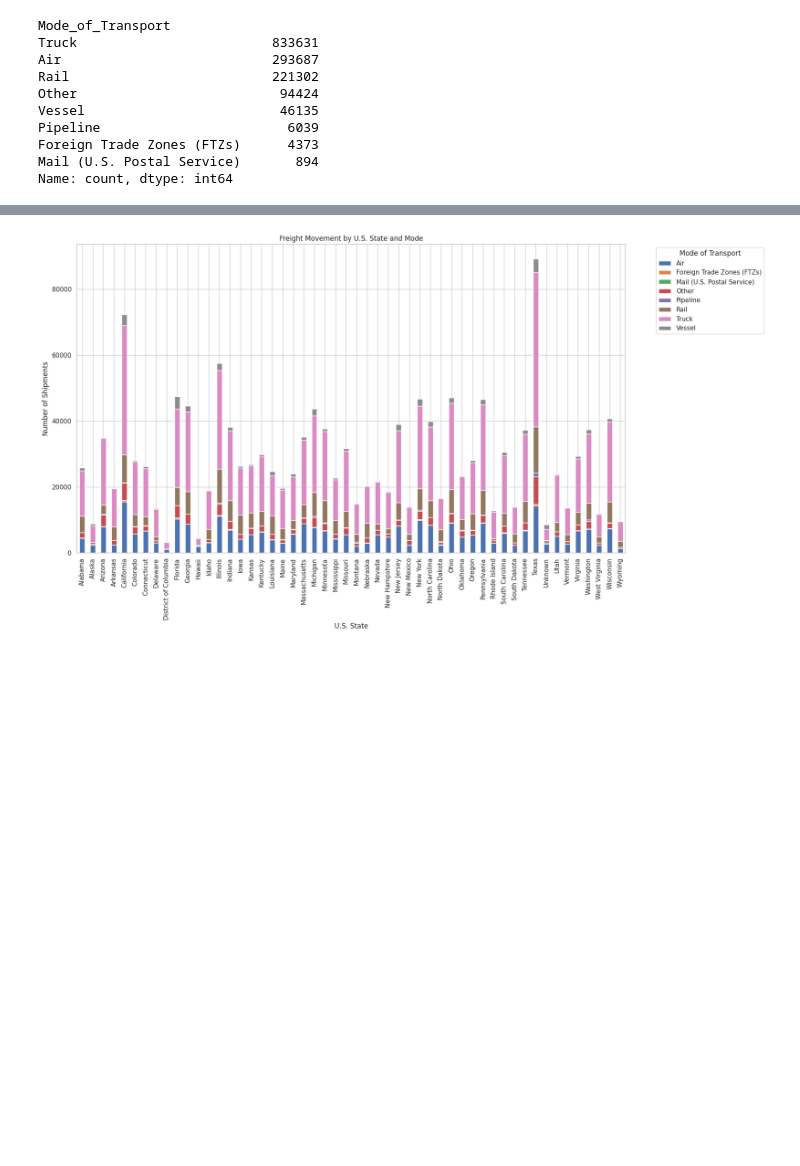
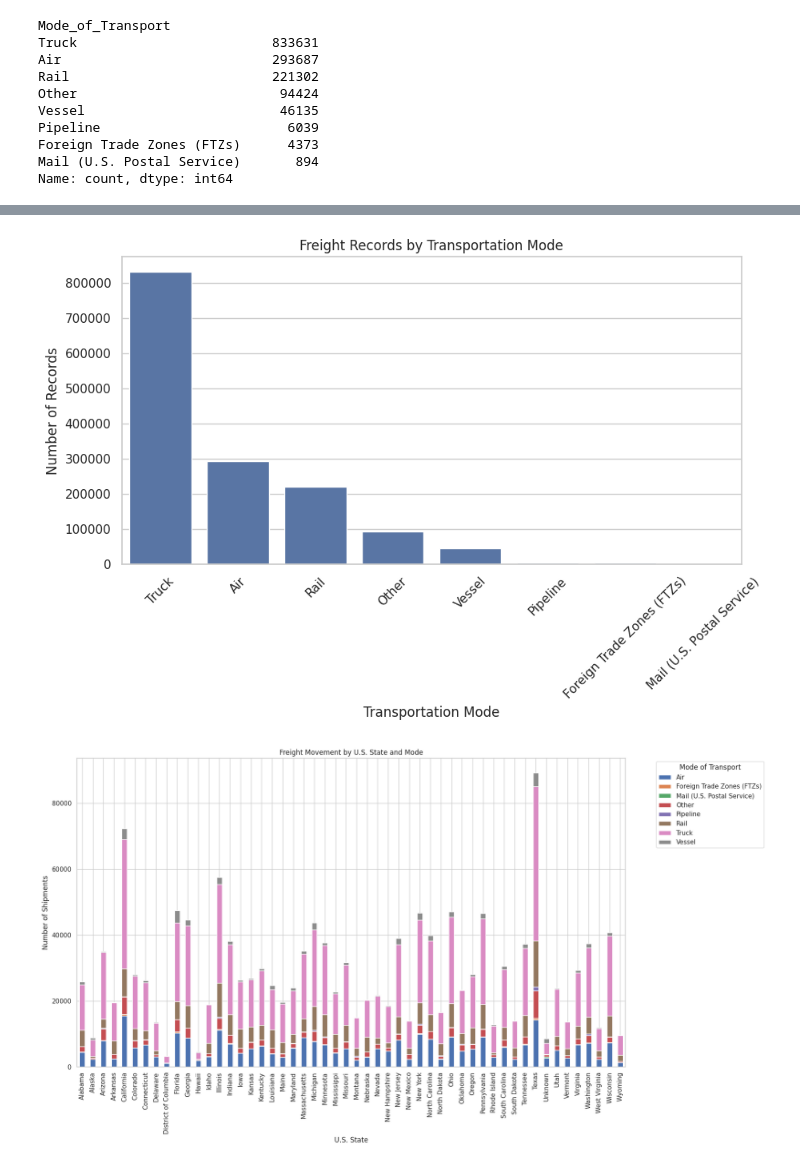
Before and after one commit to JohnEvansOkyere/Trans_BorderFreight_Data_Analysis, a Jupyter notebook: notebooks/eda_analysis_original.ipynb, the cells around one changed output, grey strips where cells are left out. Saved outputs shown, nothing was run; the diff lists cells and outputs as text; code cells hidden in the pictures; blank space fills up the shorter version.

```diff
--- a/notebooks/eda_analysis_original.ipynb
+++ b/notebooks/eda_analysis_original.ipynb
@@ -255,5 +259,17 @@ Name: count, dtype: int64
 **Visualization:**
 The following stacked bar chart shows how freight movement is distributed across U.S. states and transportation modes.
+# %%
+# Dominant transportation modes overall
+mode_counts = dot1['Mode_of_Transport'].value_counts().sort_values(ascending=False)
+plt.figure(figsize=(10,5))
+sns.barplot(x=mode_counts.index, y=mode_counts.values)
+plt.title('Freight Records by Transportation Mode')
+plt.ylabel('Number of Records')
+plt.xlabel('Transportation Mode')
+plt.xticks(rotation=45)
+plt.show()
+# %% [output]
+[figure, added]
 # %%
 # Visualize freight movement by U.S. state and mode
 state_mode = dot1.groupby(['US_State', 'Mode_of_Transport']).size().unstack(fill_value=0)
```
Also changed, not shown: parts of 22 cells of this notebook.
